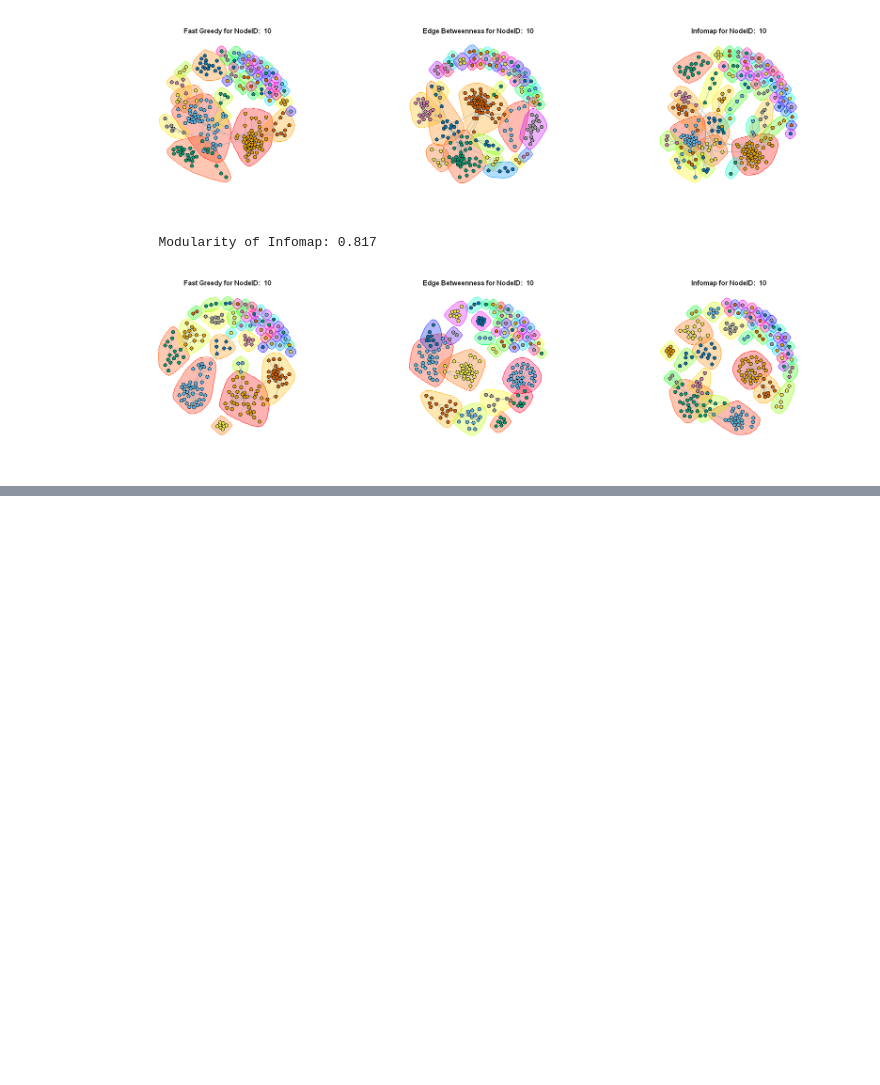
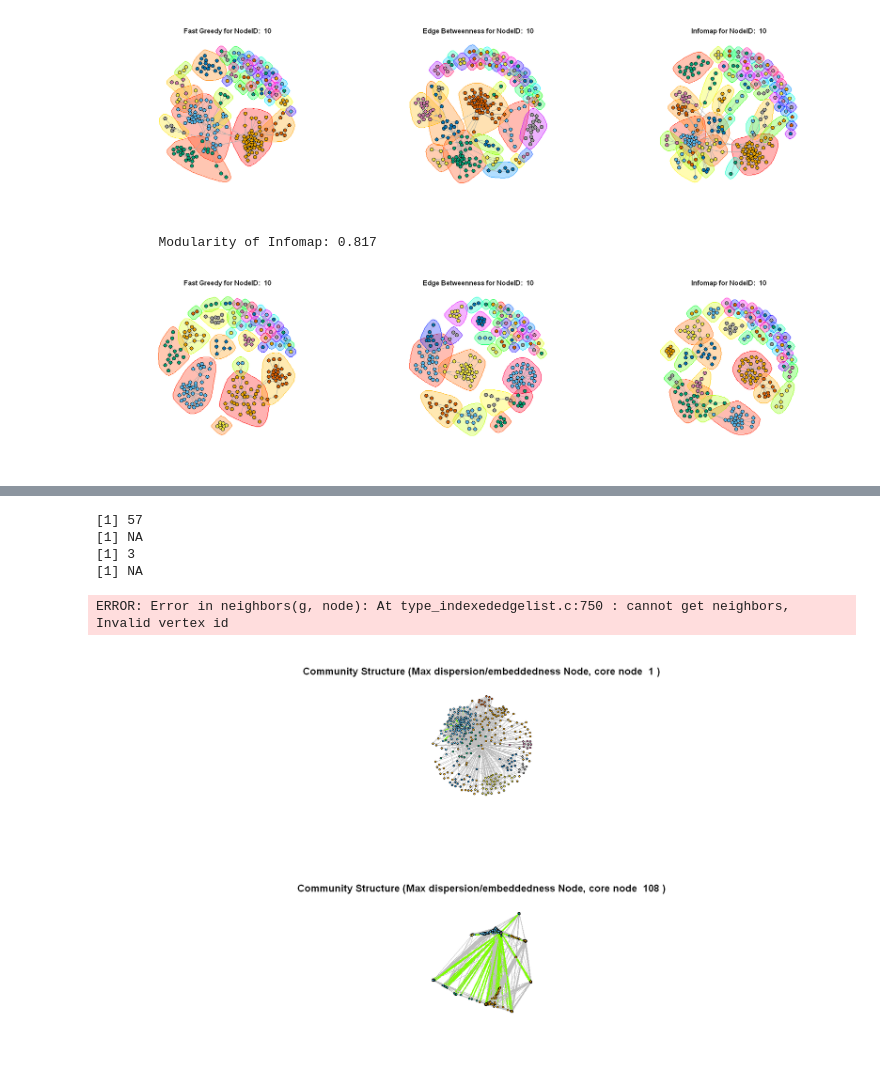
Before and after one commit to CapnSquirrel/ECE-232E, a Jupyter notebook: Project2/project2.ipynb, the cells around one changed output, grey strips where cells are left out. Drawn from its saved outputs; the diff is of its cells as text; code cells hidden in the pictures; blank space fills up the shorter version.

```diff
--- a/Project2/project2.ipynb
+++ b/Project2/project2.ipynb
@@ -181,0 +294,10 @@ embed_and_distr(facebook_graph)
+# %%
+max_embed(facebook_graph)
+# %% [output]
+[1] 57
+[1] NA
+[1] 3
+[1] NA
+ERROR: Error in neighbors(g, node): At type_indexededgelist.c:750 : cannot get neighbors, Invalid vertex id
+[figure, added]
+[figure, added]
```
Also changed, not shown: parts of 9 cells of this notebook.
